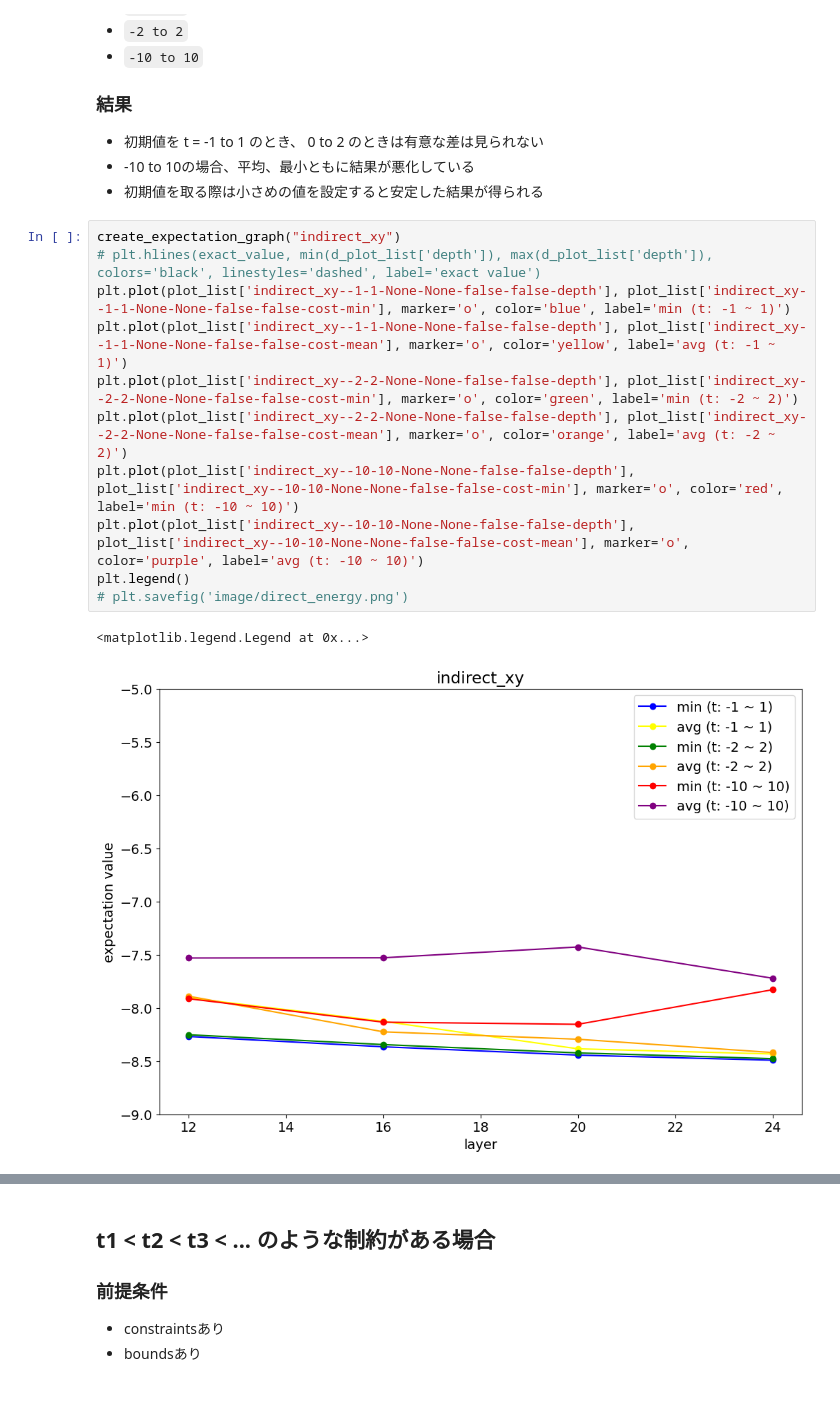
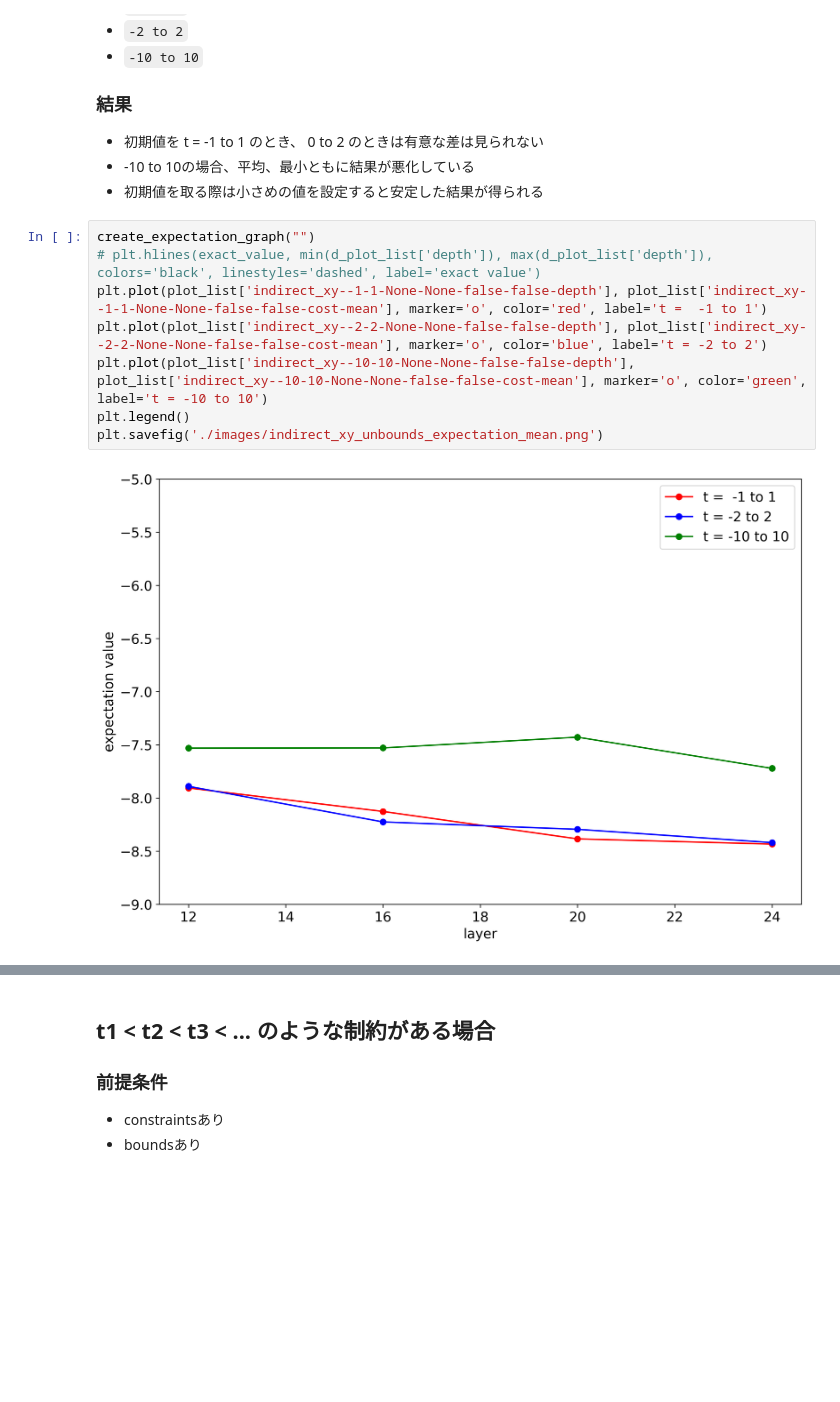
Before and after one commit to tanan/qsimu, a Jupyter notebook: qulacs/apps/notebook/time.ipynb, the cells around one changed output, grey strips where cells are left out. Saved outputs shown, nothing was run; the diff lists cells and outputs as text; blank space fills up the shorter version.

```diff
--- a/qulacs/apps/notebook/time.ipynb
+++ b/qulacs/apps/notebook/time.ipynb
@@ -64,16 +69,12 @@ def create_iteration_graph(title):
 - -10 to 10の場合、平均、最小ともに結果が悪化している
 - 初期値を取る際は小さめの値を設定すると安定した結果が得られる
 # %%
-create_expectation_graph("indirect_xy")
+create_expectation_graph("")
 # plt.hlines(exact_value, min(d_plot_list['depth']), max(d_plot_list['depth']), colors='black', linestyles='dashed', label='exact value')
-plt.plot(plot_list['indirect_xy--1-1-None-None-false-false-depth'], plot_list['indirect_xy--1-1-None-None-false-false-cost-min'], marker='o', color='blue', label='min (t: -1 ~ 1)')
-plt.plot(plot_list['indirect_xy--1-1-None-None-false-false-depth'], plot_list['indirect_xy--1-1-None-None-false-false-cost-mean'], marker='o', color='yellow', label='avg (t: -1 ~ 1)')
-plt.plot(plot_list['indirect_xy--2-2-None-None-false-false-depth'], plot_list['indirect_xy--2-2-None-None-false-false-cost-min'], marker='o', color='green', label='min (t: -2 ~ 2)')
-plt.plot(plot_list['indirect_xy--2-2-None-None-false-false-depth'], plot_list['indirect_xy--2-2-None-None-false-false-cost-mean'], marker='o', color='orange', label='avg (t: -2 ~ 2)')
-plt.plot(plot_list['indirect_xy--10-10-None-None-false-false-depth'], plot_list['indirect_xy--10-10-None-None-false-false-cost-min'], marker='o', color='red', label='min (t: -10 ~ 10)')
-plt.plot(plot_list['indirect_xy--10-10-None-None-false-false-depth'], plot_list['indirect_xy--10-10-None-None-false-false-cost-mean'], marker='o', color='purple', label='avg (t: -10 ~ 10)')
+plt.plot(plot_list['indirect_xy--1-1-None-None-false-false-depth'], plot_list['indirect_xy--1-1-None-None-false-false-cost-mean'], marker='o', color='red', label='t =  -1 to 1')
+plt.plot(plot_list['indirect_xy--2-2-None-None-false-false-depth'], plot_list['indirect_xy--2-2-None-None-false-false-cost-mean'], marker='o', color='blue', label='t = -2 to 2')
+plt.plot(plot_list['indirect_xy--10-10-None-None-false-false-depth'], plot_list['indirect_xy--10-10-None-None-false-false-cost-mean'], marker='o', color='green', label='t = -10 to 10')
 plt.legend()
-# plt.savefig('image/direct_energy.png')
+plt.savefig('./images/indirect_xy_unbounds_expectation_mean.png')
 # %% [output]
-<matplotlib.legend.Legend at 0x...>
-[figure, old version]
+[figure, new version]
```
Also changed, not shown: parts of 7 cells of this notebook, 1 other file.
